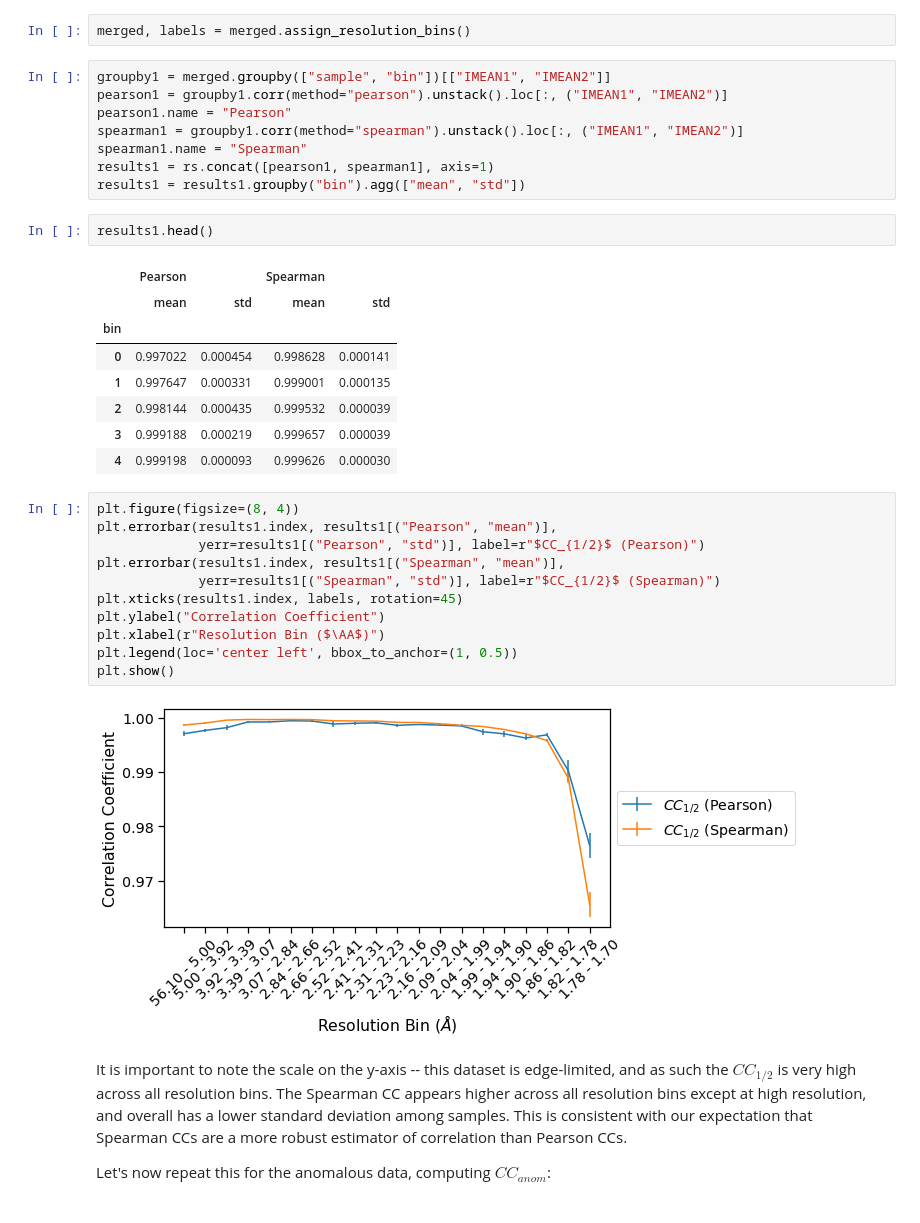
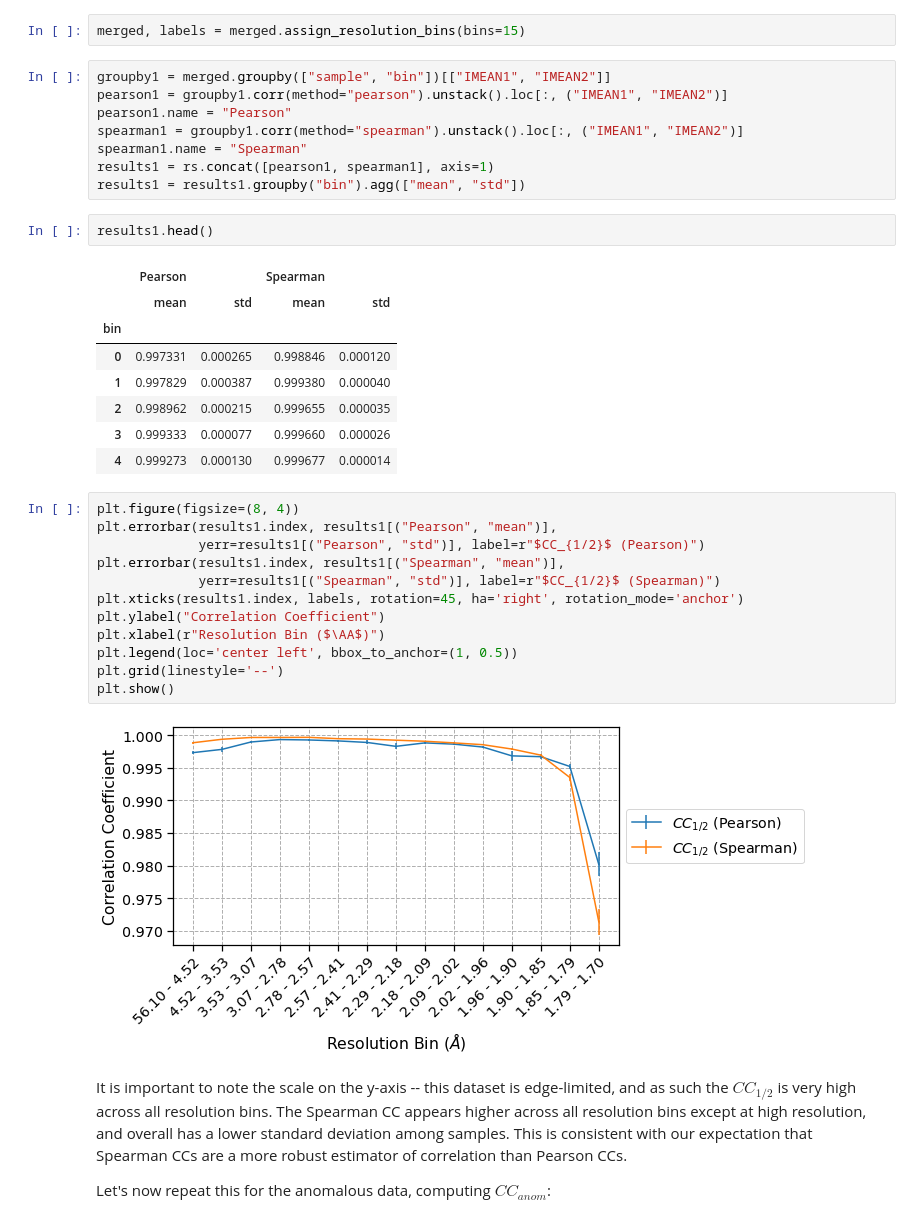
Before and after one commit to rs-station/reciprocalspaceship, a Jupyter notebook: docs/examples/2_mergingstats.ipynb, the cells around one changed output. Cells and saved outputs as stored; diff of their text form.

```diff
--- a/docs/examples/2_mergingstats.ipynb
+++ b/docs/examples/2_mergingstats.ipynb
@@ -207,7 +208,7 @@ merged
 
 We will first assign each reflection to a resolution bin and then we will compute the correlation coefficients
 # %%
-merged, labels = merged.assign_resolution_bins()
+merged, labels = merged.assign_resolution_bins(bins=15)
 # %%
 groupby1 = merged.groupby(["sample", "bin"])[["IMEAN1", "IMEAN2"]]
 pearson1 = groupby1.corr(method="pearson").unstack().loc[:, ("IMEAN1", "IMEAN2")]
@@ -222,24 +223,25 @@ results1.head()
 |  | Pearson |  | Spearman |  |
 |  | mean | std | mean | std |
 | bin |  |  |  |  |
-| 0 | 0.997022 | 0.000454 | 0.998628 | 0.000141 |
-| 1 | 0.997647 | 0.000331 | 0.999001 | 0.000135 |
-| 2 | 0.998144 | 0.000435 | 0.999532 | 0.000039 |
-| 3 | 0.999188 | 0.000219 | 0.999657 | 0.000039 |
-| 4 | 0.999198 | 0.000093 | 0.999626 | 0.000030 |
+| 0 | 0.997331 | 0.000265 | 0.998846 | 0.000120 |
+| 1 | 0.997829 | 0.000387 | 0.999380 | 0.000040 |
+| 2 | 0.998962 | 0.000215 | 0.999655 | 0.000035 |
+| 3 | 0.999333 | 0.000077 | 0.999660 | 0.000026 |
+| 4 | 0.999273 | 0.000130 | 0.999677 | 0.000014 |
 # %%
 plt.figure(figsize=(8, 4))
 plt.errorbar(results1.index, results1[("Pearson", "mean")],
              yerr=results1[("Pearson", "std")], label=r"$CC_{1/2}$ (Pearson)")
 plt.errorbar(results1.index, results1[("Spearman", "mean")],
              yerr=results1[("Spearman", "std")], label=r"$CC_{1/2}$ (Spearman)")
-plt.xticks(results1.index, labels, rotation=45)
+plt.xticks(results1.index, labels, rotation=45, ha='right', rotation_mode='anchor')
 plt.ylabel("Correlation Coefficient")
 plt.xlabel(r"Resolution Bin ($\AA$)")
 plt.legend(loc='center left', bbox_to_anchor=(1, 0.5))
+plt.grid(linestyle='--')
 plt.show()
 # %% [output]
-[figure, old version]
+[figure, new version]
 # %% [markdown]
 It is important to note the scale on the y-axis -- this dataset is edge-limited, and as such the $CC_{1/2}$ is very high across all resolution bins. The Spearman CC appears higher across all resolution bins except at high resolution, and overall has a lower standard deviation among samples.
 This is consistent with our expectation that Spearman CCs are a more robust estimator of correlation than Pearson CCs.
```
Also changed, not shown: parts of 9 cells of this notebook.
